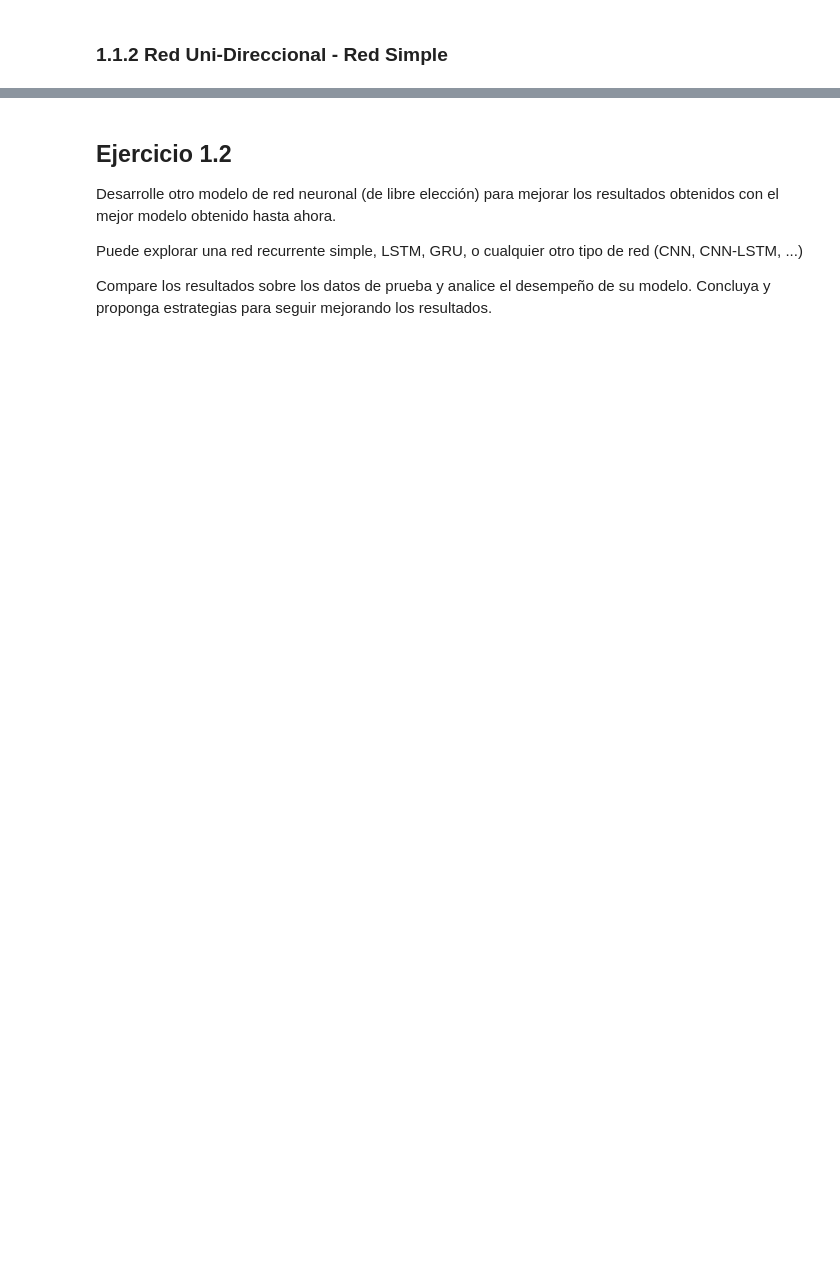
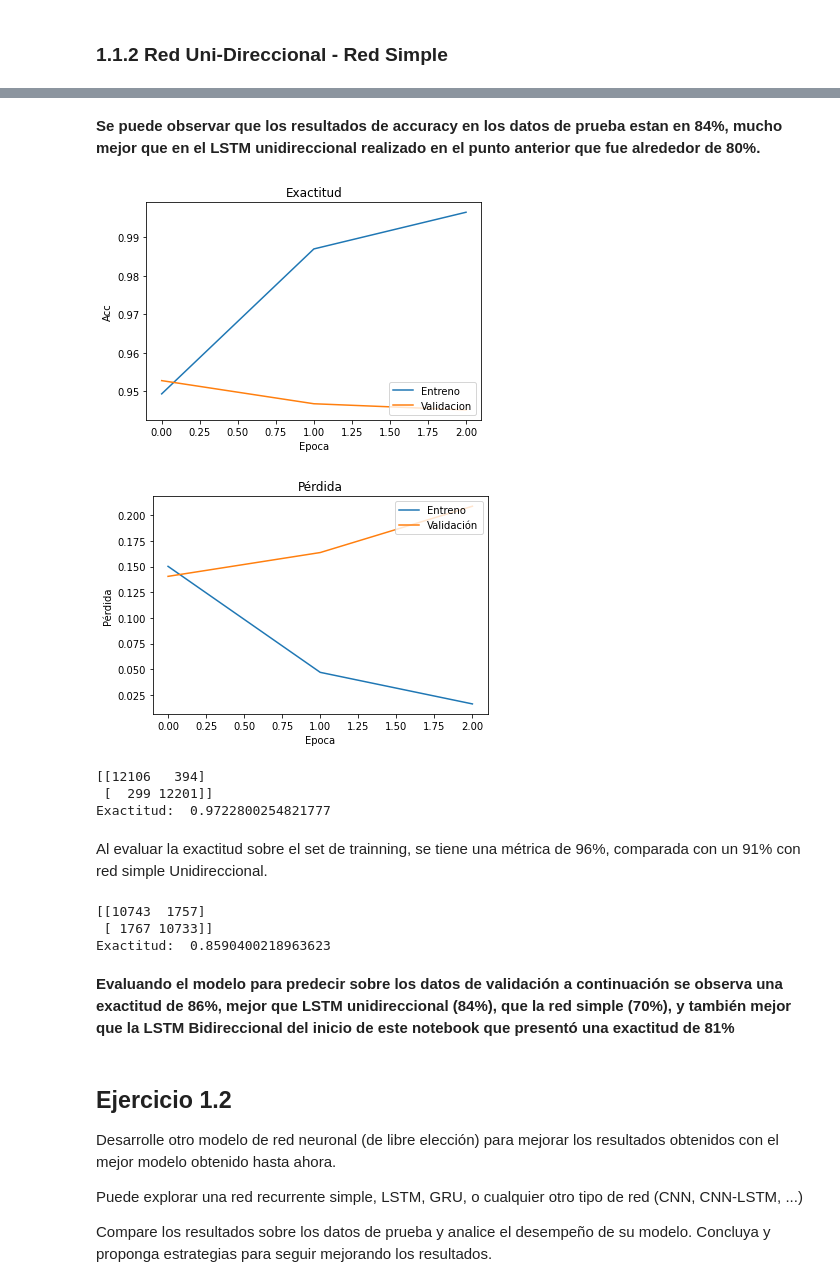
Before and after one commit to diegojeda/Modelos-Avanzados-2, a Jupyter notebook: Semana 8/Semana8_RedNeuronalRecurrente_LSTMBidireccional_Actividad.ipynb, the cells around one changed output, grey strips where cells are left out. Saved outputs shown, nothing was run; the diff lists cells and outputs as text; code cells hidden in the pictures; blank space fills up the shorter version.

```diff
--- a/Semana 8/Semana8_RedNeuronalRecurrente_LSTMBidireccional_Actividad.ipynb
+++ b/Semana 8/Semana8_RedNeuronalRecurrente_LSTMBidireccional_Actividad.ipynb
@@ -607,15 +616,14 @@ inputs = keras.Input(shape=(None,), dtype="int32")
 # Conseguimos la representación vectorial (embedding) de cada entero en un vector 128-dimensional
 x = layers.Embedding(max_features, 128)(inputs)
 
-# Añadimos 2 unidades LSTM bidireccionales
-# x = layers.SimpleRNN(64, return_sequences=True)(x)
-x =layers.Conv2D(64, (1, 1), input_shape=x_train.shape[1:], activation='tanh')
-#x = layers.SimpleRNN(64)(x)
+# Añadimos 2 unidades GRU unidireccionales
+x = layers.GRU(64, return_sequences=True)(x)
+x = layers.GRU(64)(x)
 
 # Añadimos un clasificador binario en la salida
 outputs = layers.Dense(1, activation="sigmoid")(x)
 
 # Gaurdamos la arquitectura del modelo
-model_NN_uni = keras.Model(inputs, outputs)
-model_NN_uni.summary()
+model_GRU_uni = keras.Model(inputs, outputs)
+model_GRU_uni.summary()
 # %% [output]
@@ -623,3 +714,50 @@ AttributeError: 'Conv2D' object has no attribute 'shape'
+# %% [markdown]
+**Se puede observar que los resultados de accuracy en los datos de prueba estan en 84%, mucho mejor que en el LSTM unidireccional realizado en el punto anterior que fue alrededor de 80%.**
+# %%
+plt.figure(1)
+plt.plot(history.history['accuracy'])
+plt.plot(history.history['val_accuracy'])
+plt.title('Exactitud')
+plt.ylabel('Acc')
+plt.xlabel('Epoca')
+plt.legend(['Entreno', 'Validacion'], loc='lower right')
+plt.show()
+
+plt.figure(1)
+plt.plot(history.history['loss'])
+plt.plot(history.history['val_loss'])
+plt.title('Pérdida')
+plt.ylabel('Pérdida')
+plt.xlabel('Epoca')
+plt.legend(['Entreno', 'Validación'], loc='upper right')
+plt.show()
+# %% [output]
+[figure, added]
+[figure, added]
+# %%
+Y_predt = model_GRU_uni.predict(x_train)
+Y_predst = (Y_predt > 0.5)
+
+print(confusion_matrix(y_train, Y_predst))
+print("Exactitud: ", model_GRU_uni.evaluate(x=x_train, y=y_train, verbose=0)[1])
+# %% [output]
+[[12106   394]
+ [  299 12201]]
+Exactitud:  0.9722800254821777
+# %% [markdown]
+Al evaluar la exactitud sobre el set de trainning, se tiene una métrica de 96%, comparada con un 91% con red simple Unidireccional.
+# %%
+Y_predv = model_GRU_uni.predict(x_val)
+Y_predsv = (Y_predv > 0.5)
+
+print(confusion_matrix(y_val, Y_predsv))
+print("Exactitud: ", model_GRU_uni.evaluate(x=x_val, y=y_val, verbose=0)[1])
+# %% [output]
+[[10743  1757]
+ [ 1767 10733]]
+Exactitud:  0.8590400218963623
+# %% [markdown]
+**Evaluando el modelo para predecir sobre los datos de validación a continuación se observa una exactitud de 86%, mejor que LSTM unidireccional (84%), que la red simple (70%), y también mejor que la LSTM Bidireccional del inicio de este notebook que presentó una exactitud de 81%**
 # %% [markdown]
 ## Ejercicio 1.2
 
```
Also changed, not shown: parts of 40 cells of this notebook, 11 other files.
